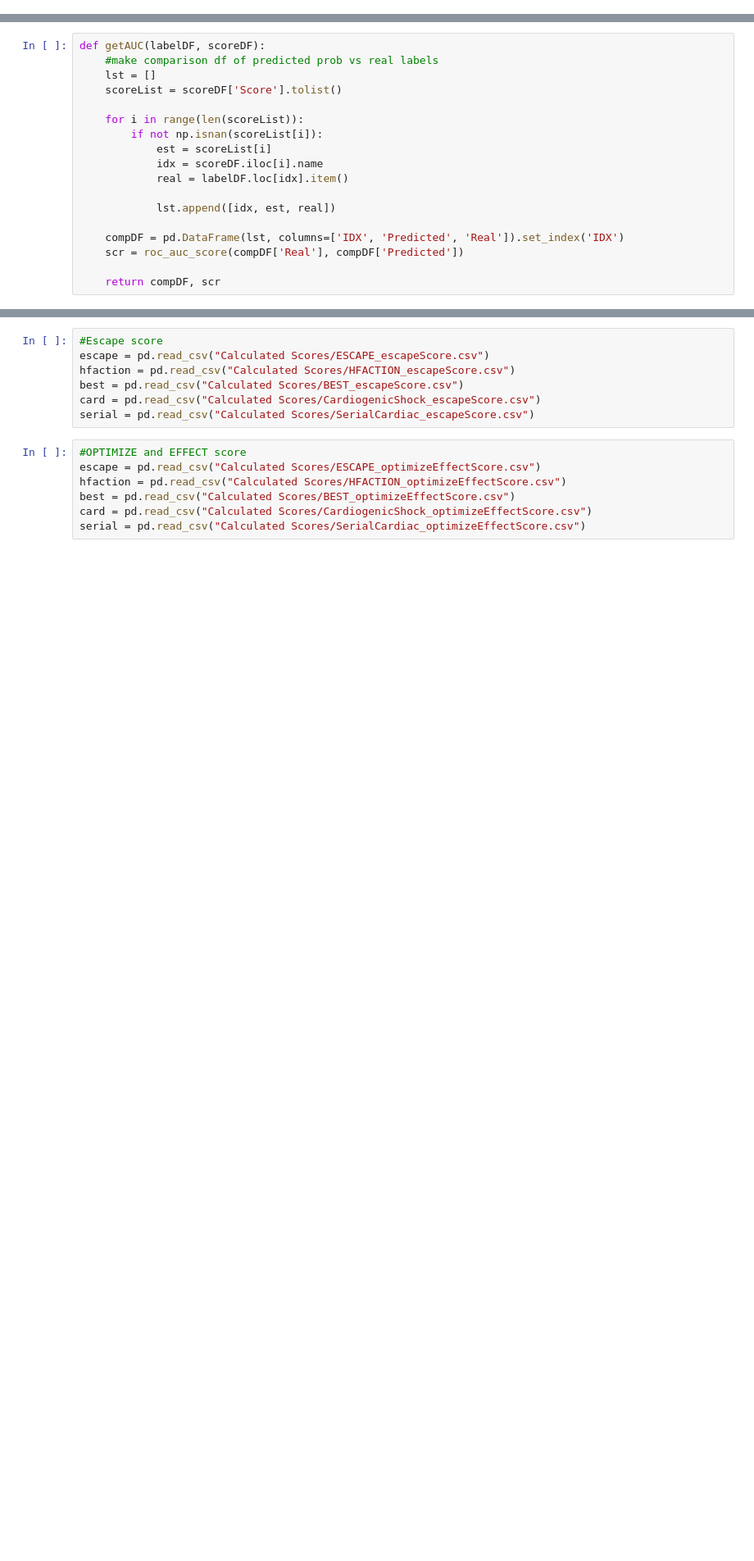
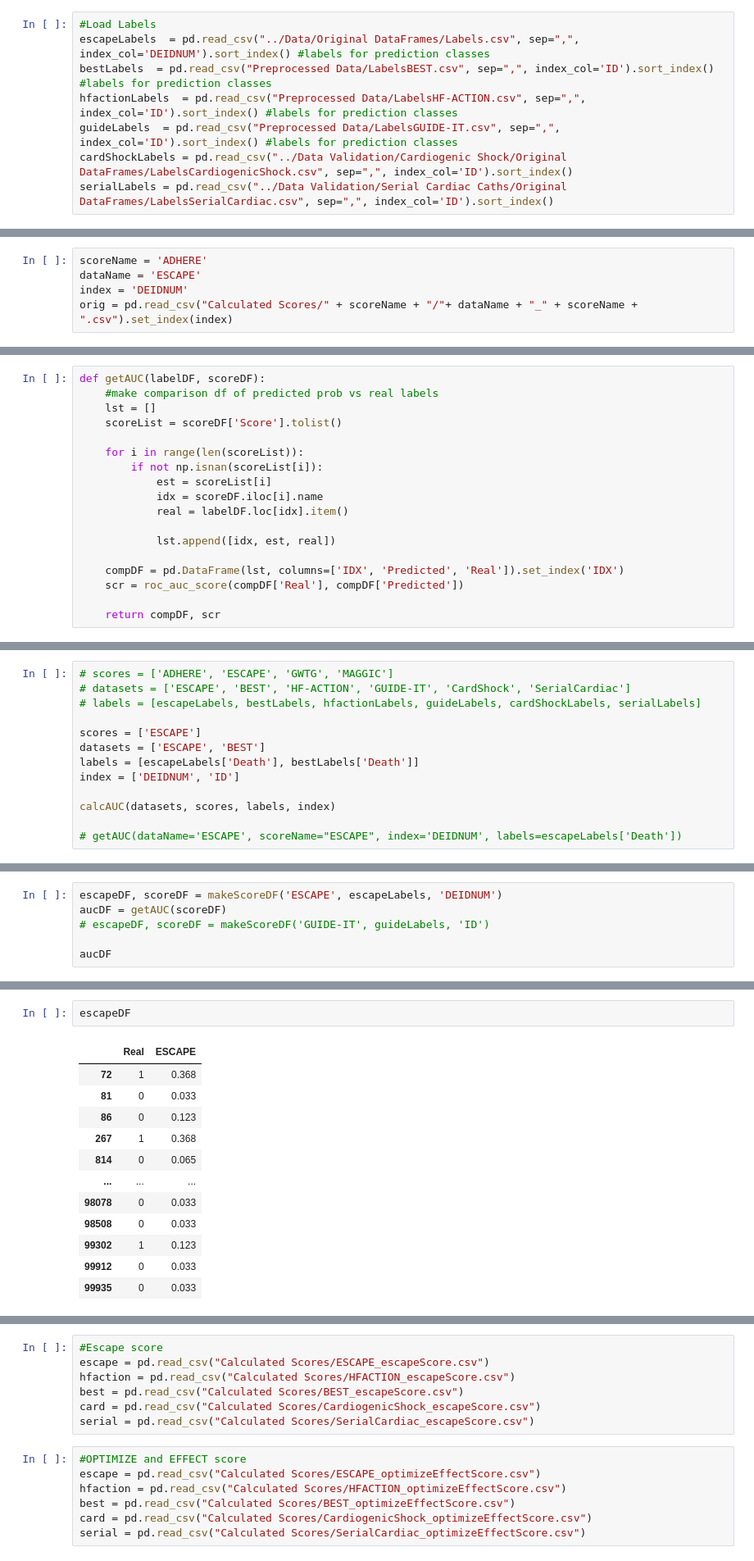
Before and after one commit to jozieLamp/CARNA, a Jupyter notebook: Risk Score Comparison/Compute Risk Score AUCs.ipynb, the cells around one changed output, grey strips where cells are left out. Shown at 82% size. Saved outputs shown, nothing was run; the diff lists cells and outputs as text; blank space fills up the shorter version.

Commit message:
Adding script to calculate AUC values

```diff
--- a/Risk Score Comparison/Compute Risk Score AUCs.ipynb
+++ b/Risk Score Comparison/Compute Risk Score AUCs.ipynb
@@ -11,3 +11,11 @@ from sklearn.metrics import *
 
 plt.rc('font', size=12)
 warnings.filterwarnings('ignore')
+# %%
+#Load Labels
+escapeLabels  = pd.read_csv("../Data/Original DataFrames/Labels.csv", sep=",", index_col='DEIDNUM').sort_index() #labels for prediction classes
+bestLabels  = pd.read_csv("Preprocessed Data/LabelsBEST.csv", sep=",", index_col='ID').sort_index() #labels for prediction classes
+hfactionLabels  = pd.read_csv("Preprocessed Data/LabelsHF-ACTION.csv", sep=",", index_col='ID').sort_index() #labels for prediction classes
+guideLabels  = pd.read_csv("Preprocessed Data/LabelsGUIDE-IT.csv", sep=",", index_col='ID').sort_index() #labels for prediction classes
+cardShockLabels = pd.read_csv("../Data Validation/Cardiogenic Shock/Original DataFrames/LabelsCardiogenicShock.csv", sep=",", index_col='ID').sort_index()
+serialLabels = pd.read_csv("../Data Validation/Serial Cardiac Caths/Original DataFrames/LabelsSerialCardiac.csv", sep=",", index_col='ID').sort_index()
@@ -13,0 +26,5 @@ warnings.filterwarnings('ignore')
+# %%
+scoreName = 'ADHERE'
+dataName = 'ESCAPE'
+index = 'DEIDNUM'
+orig = pd.read_csv("Calculated Scores/" + scoreName + "/"+ dataName + "_" + scoreName + ".csv").set_index(index)
@@ -65,0 +206,13 @@ Escape Risk AUC: 0.6805149843124527
+# %%
+# scores = ['ADHERE', 'ESCAPE', 'GWTG', 'MAGGIC']
+# datasets = ['ESCAPE', 'BEST', 'HF-ACTION', 'GUIDE-IT', 'CardShock', 'SerialCardiac']
+# labels = [escapeLabels, bestLabels, hfactionLabels, guideLabels, cardShockLabels, serialLabels]
+
+scores = ['ESCAPE']
+datasets = ['ESCAPE', 'BEST']
+labels = [escapeLabels['Death'], bestLabels['Death']]
+index = ['DEIDNUM', 'ID']
+
+calcAUC(datasets, scores, labels, index)
+
+# getAUC(dataName='ESCAPE', scoreName="ESCAPE", index='DEIDNUM', labels=escapeLabels['Death'])
@@ -65,0 +297,6 @@ Escape Risk AUC: 0.6805149843124527
+# %%
+escapeDF, scoreDF = makeScoreDF('ESCAPE', escapeLabels, 'DEIDNUM')
+aucDF = getAUC(scoreDF)
+# escapeDF, scoreDF = makeScoreDF('GUIDE-IT', guideLabels, 'ID')
+
+aucDF
@@ -65,0 +312,15 @@ Escape Risk AUC: 0.6805149843124527
+# %%
+escapeDF
+# %% [output]
+|  | Real | ESCAPE |
+| 72 | 1 | 0.368 |
+| 81 | 0 | 0.033 |
+| 86 | 0 | 0.123 |
+| 267 | 1 | 0.368 |
+| 814 | 0 | 0.065 |
+| ... | ... | ... |
+| 98078 | 0 | 0.033 |
+| 98508 | 0 | 0.033 |
+| 99302 | 1 | 0.123 |
+| 99912 | 0 | 0.033 |
+| 99935 | 0 | 0.033 |
```
Also changed, not shown: parts of 18 cells of this notebook, 7 other files.
